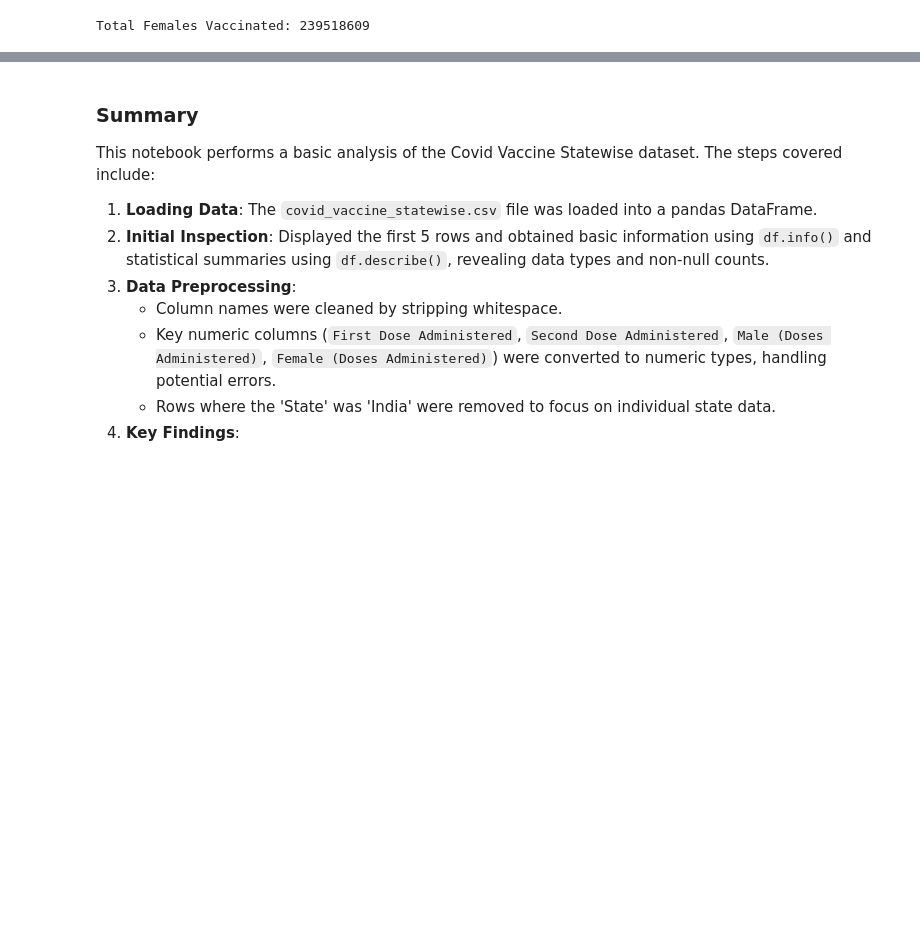
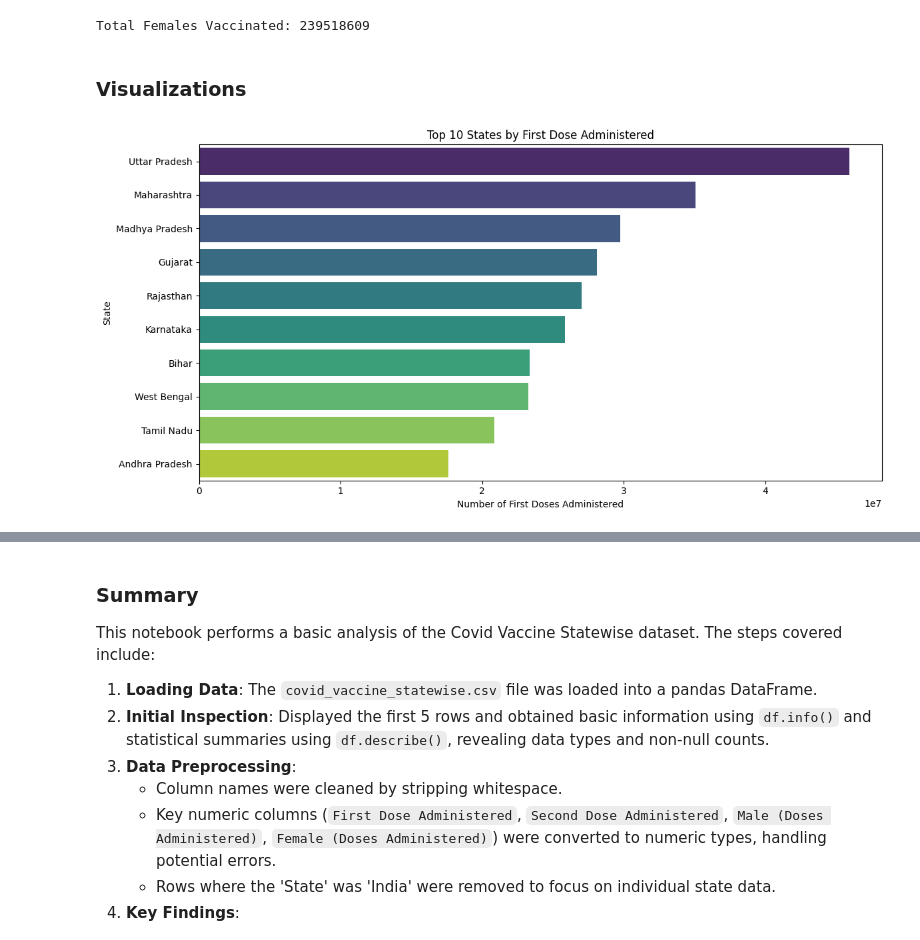
Before and after one commit to sharvmahajan/TE, a Jupyter notebook: A14/DSBDAL_Assignment_14_Mini_Project.ipynb, the cells around one changed output, grey strips where cells are left out. Drawn from its saved outputs; the diff is of its cells as text; code cells hidden in the pictures; blank space fills up the shorter version.

Commit message:
feat: Added visualisations

```diff
--- a/A14/DSBDAL_Assignment_14_Mini_Project.ipynb
+++ b/A14/DSBDAL_Assignment_14_Mini_Project.ipynb
@@ -167,3 +167,21 @@ total_females = int(df['Female (Doses Administered)'].max())
 print("Total Females Vaccinated:", total_females)
 # %% [output]
 Total Females Vaccinated: 239518609
+# %% [markdown]
+### Visualizations
+# %%
+import matplotlib.pyplot as plt
+import seaborn as sns
+
+# Top 10 states for First Dose Administered
+top_10_first_dose = first_dose.nlargest(10)
+
+plt.figure(figsize=(12, 6))
+sns.barplot(x=top_10_first_dose.values, y=top_10_first_dose.index, palette='viridis', hue=top_10_first_dose.index, legend=False)
+plt.title('Top 10 States by First Dose Administered')
+plt.xlabel('Number of First Doses Administered')
+plt.ylabel('State')
+plt.tight_layout()
+plt.show()
+# %% [output]
+[figure, added]
```
Also changed, not shown: parts of 2 cells of this notebook.
